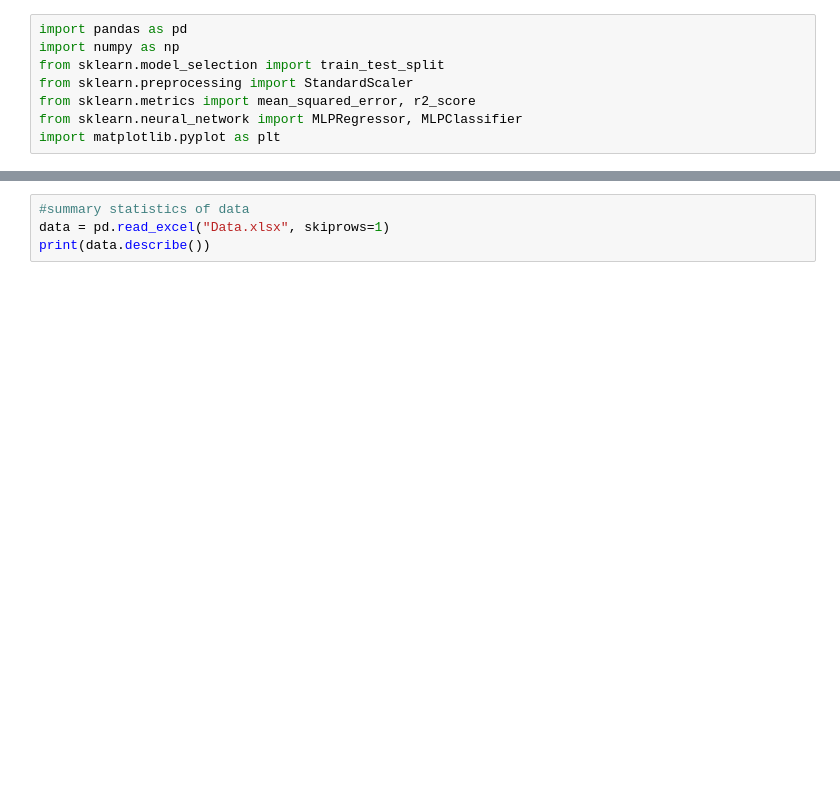
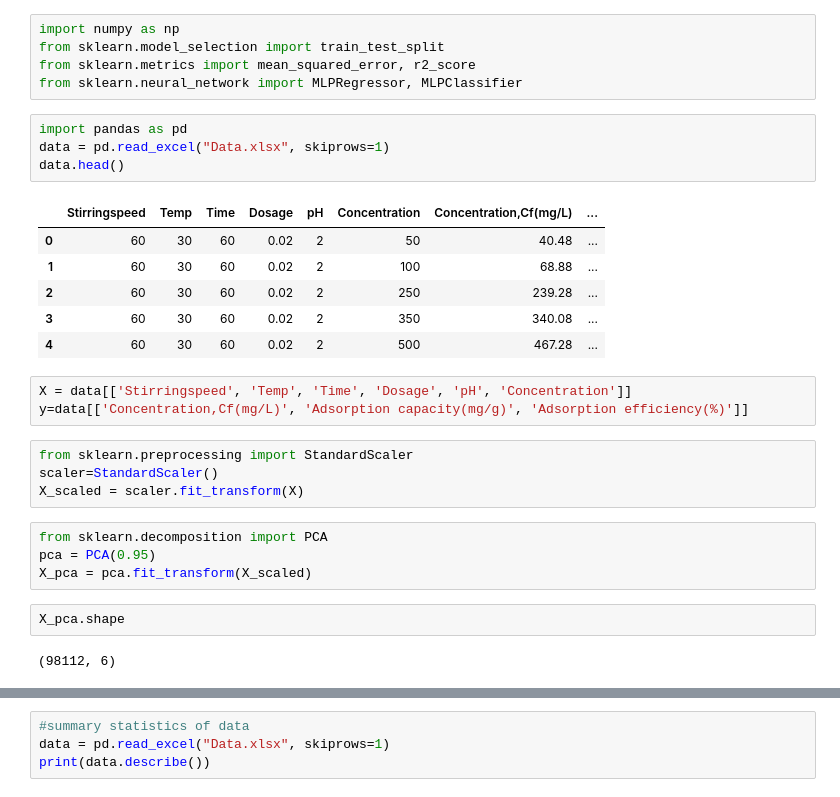
Before and after one commit to MominaAnees/sharing_github, a Jupyter notebook: ANN model of MR dye.ipynb, the cells around one changed output, grey strips where cells are left out. Cells and saved outputs as stored; diff of their text form; blank space fills up the shorter version.

```diff
--- a/ANN model of MR dye.ipynb
+++ b/ANN model of MR dye.ipynb
@@ -1,8 +1,31 @@
-# %%
-import pandas as pd
-import numpy as np
-from sklearn.model_selection import train_test_split
-from sklearn.preprocessing import StandardScaler
-from sklearn.metrics import mean_squared_error, r2_score
-from sklearn.neural_network import MLPRegressor, MLPClassifier
-import matplotlib.pyplot as plt
+# %%
+import numpy as np
+from sklearn.model_selection import train_test_split
+from sklearn.metrics import mean_squared_error, r2_score
+from sklearn.neural_network import MLPRegressor, MLPClassifier
+# %%
+import pandas as pd
+data = pd.read_excel("Data.xlsx", skiprows=1)
+data.head()
+# %% [output]
+|  | Stirringspeed | Temp | Time | Dosage | pH | Concentration | Concentration,Cf(mg/L) | ... |
+| 0 | 60 | 30 | 60 | 0.02 | 2 | 50 | 40.48 | ... |
+| 1 | 60 | 30 | 60 | 0.02 | 2 | 100 | 68.88 | ... |
+| 2 | 60 | 30 | 60 | 0.02 | 2 | 250 | 239.28 | ... |
+| 3 | 60 | 30 | 60 | 0.02 | 2 | 350 | 340.08 | ... |
+| 4 | 60 | 30 | 60 | 0.02 | 2 | 500 | 467.28 | ... |
+# %%
+X = data[['Stirringspeed', 'Temp', 'Time', 'Dosage', 'pH', 'Concentration']]
+y=data[['Concentration,Cf(mg/L)', 'Adsorption capacity(mg/g)', 'Adsorption efficiency(%)']]
+# %%
+from sklearn.preprocessing import StandardScaler
+scaler=StandardScaler()
+X_scaled = scaler.fit_transform(X)
+# %%
+from sklearn.decomposition import PCA
+pca = PCA(0.95)
+X_pca = pca.fit_transform(X_scaled)
+# %%
+X_pca.shape
+# %% [output]
+(98112, 6)
```
Also changed, not shown: parts of 6 cells of this notebook.
